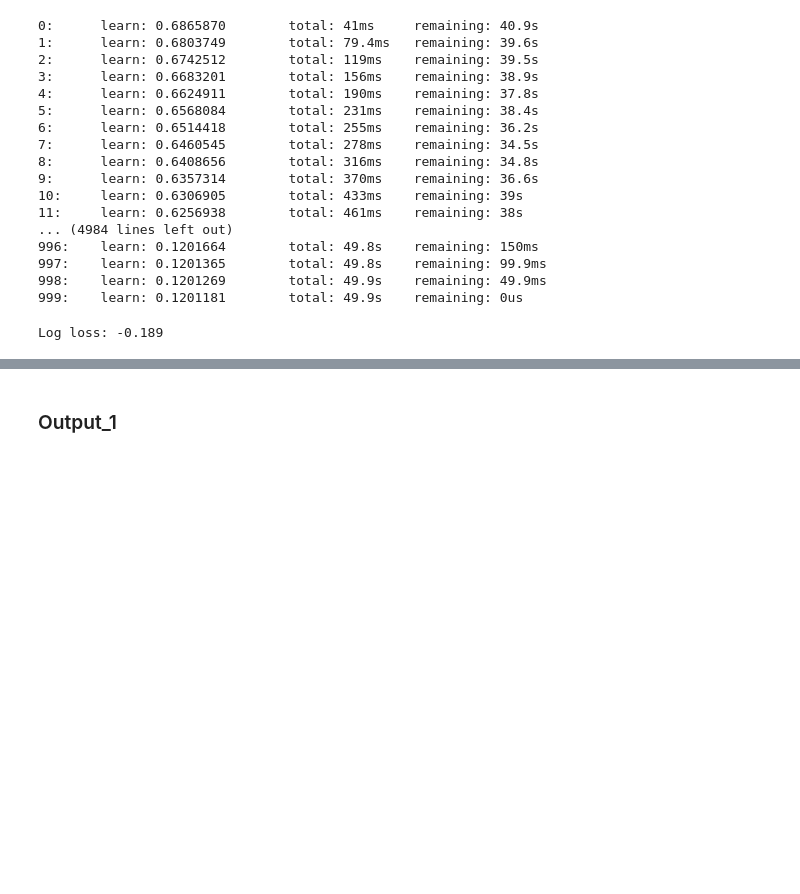
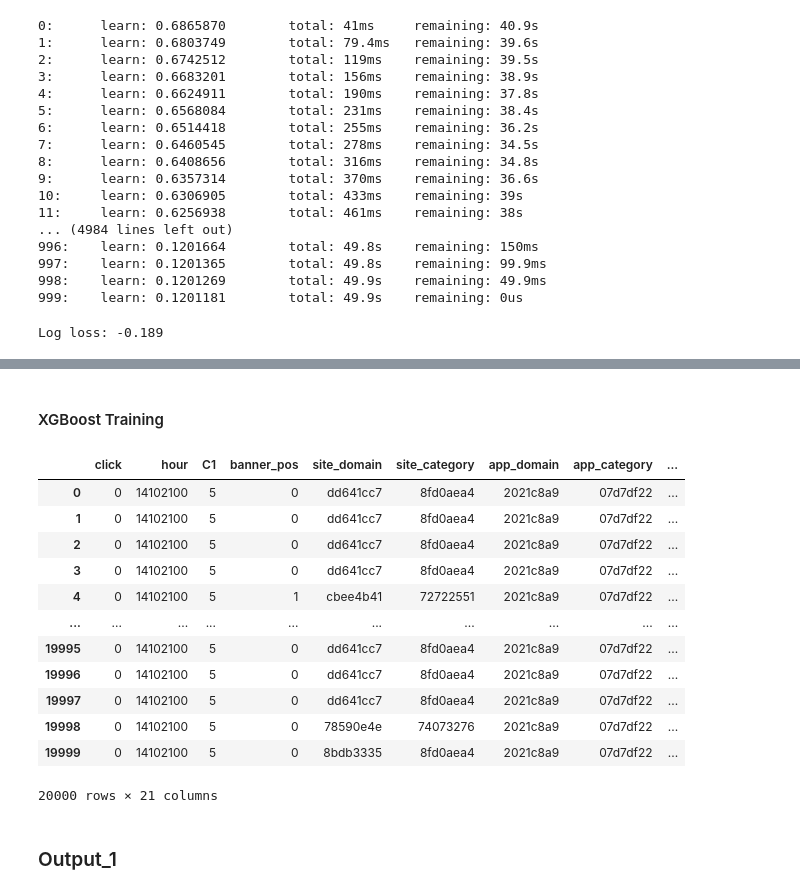
Before and after one commit to junglewill/Click-through-rate-prediction, a Jupyter notebook: Ctr_model.ipynb, the cells around one changed output, grey strips where cells are left out. Drawn from its saved outputs; the diff is of its cells as text; code cells hidden in the pictures; blank space fills up the shorter version.

```diff
--- a/Ctr_model.ipynb
+++ b/Ctr_model.ipynb
@@ -381,3 +377,21 @@ model logloss: 0.439
+# %% [markdown]
+#### XGBoost Training
+# %%
+df_train
+# %% [output]
+|  | click | hour | C1 | banner_pos | site_domain | site_category | app_domain | app_category | ... |
+| 0 | 0 | 14102100 | 5 | 0 | dd641cc7 | 8fd0aea4 | 2021c8a9 | 07d7df22 | ... |
+| 1 | 0 | 14102100 | 5 | 0 | dd641cc7 | 8fd0aea4 | 2021c8a9 | 07d7df22 | ... |
+| 2 | 0 | 14102100 | 5 | 0 | dd641cc7 | 8fd0aea4 | 2021c8a9 | 07d7df22 | ... |
+| 3 | 0 | 14102100 | 5 | 0 | dd641cc7 | 8fd0aea4 | 2021c8a9 | 07d7df22 | ... |
+| 4 | 0 | 14102100 | 5 | 1 | cbee4b41 | 72722551 | 2021c8a9 | 07d7df22 | ... |
+| ... | ... | ... | ... | ... | ... | ... | ... | ... | ... |
+| 19995 | 0 | 14102100 | 5 | 0 | dd641cc7 | 8fd0aea4 | 2021c8a9 | 07d7df22 | ... |
+| 19996 | 0 | 14102100 | 5 | 0 | dd641cc7 | 8fd0aea4 | 2021c8a9 | 07d7df22 | ... |
+| 19997 | 0 | 14102100 | 5 | 0 | dd641cc7 | 8fd0aea4 | 2021c8a9 | 07d7df22 | ... |
+| 19998 | 0 | 14102100 | 5 | 0 | 78590e4e | 74073276 | 2021c8a9 | 07d7df22 | ... |
+| 19999 | 0 | 14102100 | 5 | 0 | 8bdb3335 | 8fd0aea4 | 2021c8a9 | 07d7df22 | ... |
+20000 rows × 21 columns
 # %%
 def random_search(param_grid, out_file, max_evals = MAX_EVALS):
     """Random search for hyperparameter optimization.
```
Also changed, not shown: parts of 13 cells of this notebook, 5 other files.
